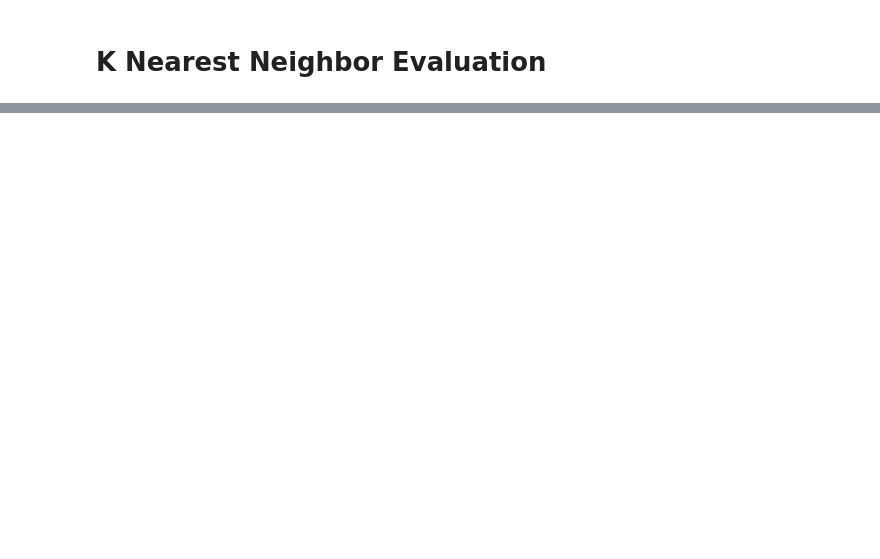
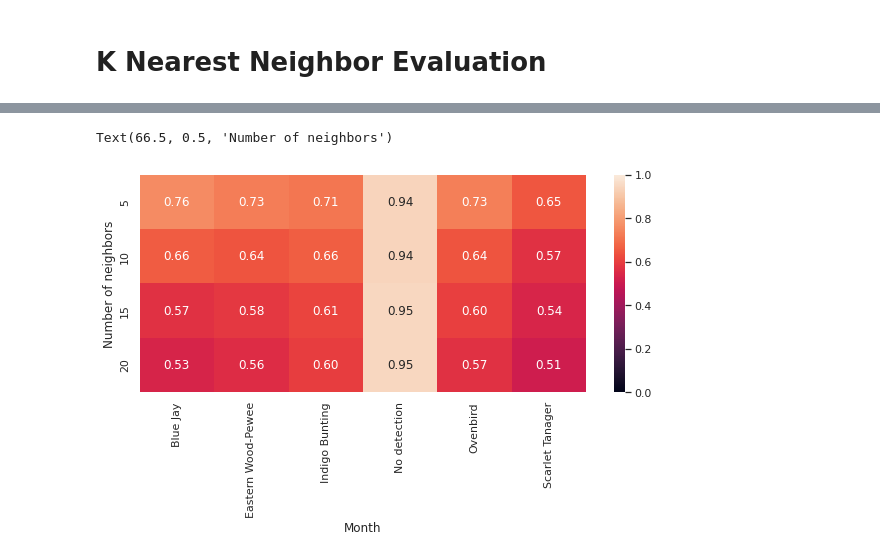
Before and after one commit to rajanisamir/Soundscape_analysis, a Jupyter notebook: Post_Processing/K Nearest Neighbor Evaluation.ipynb, the cells around one changed output, grey strips where cells are left out. Drawn from its saved outputs; the diff is of its cells as text; code cells hidden in the pictures; blank space fills up the shorter version.

```diff
--- a/Post_Processing/K Nearest Neighbor Evaluation.ipynb
+++ b/Post_Processing/K Nearest Neighbor Evaluation.ipynb
@@ -49,9 +86,24 @@ for k, (fpath, feat) in enumerate(tqdm(zip(fpaths,feats), total=len(feats))):
 
         interval = (start_time, start_time + spectrogram_duration)
         data_elements = get_BirdNET_detections(os.path.join(BirdNET_BASE_PATH, BirdNET_PATH), interval, confidence_threshold = 0.0)
+
+
         for data_element in data_elements:
-            vectors.append(np.array(feat))
-            labels.append(data_element[aspect])
+            device=int(data_element['device'])
+            if device!=23788:
+                if aspect=='location':
+                    location = device_to_location[device]
+                    if isinstance(location, tuple):
+                        date = datetime(month=data_element['month'], day=data_element['day'], year=data_element['year'], hour=data_element['hour'], second=data_element['second'])
+                        if date < location[0]:
+                            data_element['location'] = location[1][0]
+                        else:
+                            data_element['location'] = location[1][1]
+                    else:
+                        data_element['location'] = location
+
+                vectors.append(np.array(feat))
+                labels.append(data_element[aspect])
 
     except:
         print("Something was wrong with")
@@ -90,9 +128,9 @@ if aspect=='detection':
 #     mask=np.logical_or(mask,np.array([unique_labels=='Great Crested Flycatcher']))
 #     mask=np.logical_or(mask,np.array([unique_labels=='Hairy Woodpecker']))
     mask=np.logical_or(mask,np.array([unique_labels=='Indigo Bunting']))
-#     mask=np.logical_or(mask,np.array([unique_labels=='Ovenbird']))
+    mask=np.logical_or(mask,np.array([unique_labels=='Ovenbird']))
 #     mask=np.logical_or(mask,np.array([unique_labels=='Red-eyed Vireo']))
-#     mask=np.logical_or(mask,np.array([unique_labels=='Scarlet Tanager']))
+    mask=np.logical_or(mask,np.array([unique_labels=='Scarlet Tanager']))
 #     mask=np.logical_or(mask,np.array([unique_labels=='Tree Swallow']))
     mask=np.logical_or(mask,np.array([unique_labels=='No detection']))
 
@@ -166,9 +218,16 @@ plt.ylabel('Performance')
 # %%
 # sns.set(font_scale=20)
-sns.set (rc = {'figure.figsize':(5,10)})
-#sns.set (rc = {'figure.figsize':(55, 10)})
-sns.heatmap(performances_per_label[:,chosen_labels], xticklabels=unique_labels[chosen_labels], yticklabels=aux, annot=True, fmt=".1f")
-# sns.heatmap(performances_per_label, xticklabels=unique_labels, yticklabels=aux, annot=True, fmt=".1f")
+# sns.set (rc = {'figure.figsize':(8,4)}) # detection
+# sns.set (rc = {'figure.figsize':(22,4)}) # hour
+sns.set (rc = {'figure.figsize':(10,4)}) # location
+# sns.set (rc = {'figure.figsize':(15,4)}) # week
+# sns.set (rc = {'figure.figsize':(5,4)}) # month
+
+sns.heatmap(performances_per_label[:,chosen_labels], xticklabels=unique_labels[chosen_labels], yticklabels=aux, annot=True, fmt=".2f", vmin=0.0, vmax=1.0)
+# sns.heatmap(performances_per_label, xticklabels=unique_labels, yticklabels=aux, annot=True, fmt=".2f", vmin=0.0, vmax=1.0)
 #plt.xlabel('Devices')
-plt.xlabel('Birds')
+plt.xlabel('Month')
 plt.ylabel('Number of neighbors')
+# %% [output]
+Text(66.5, 0.5, 'Number of neighbors')
+[figure, added]
```
Also changed, not shown: parts of 19 cells of this notebook, 29 other files.
